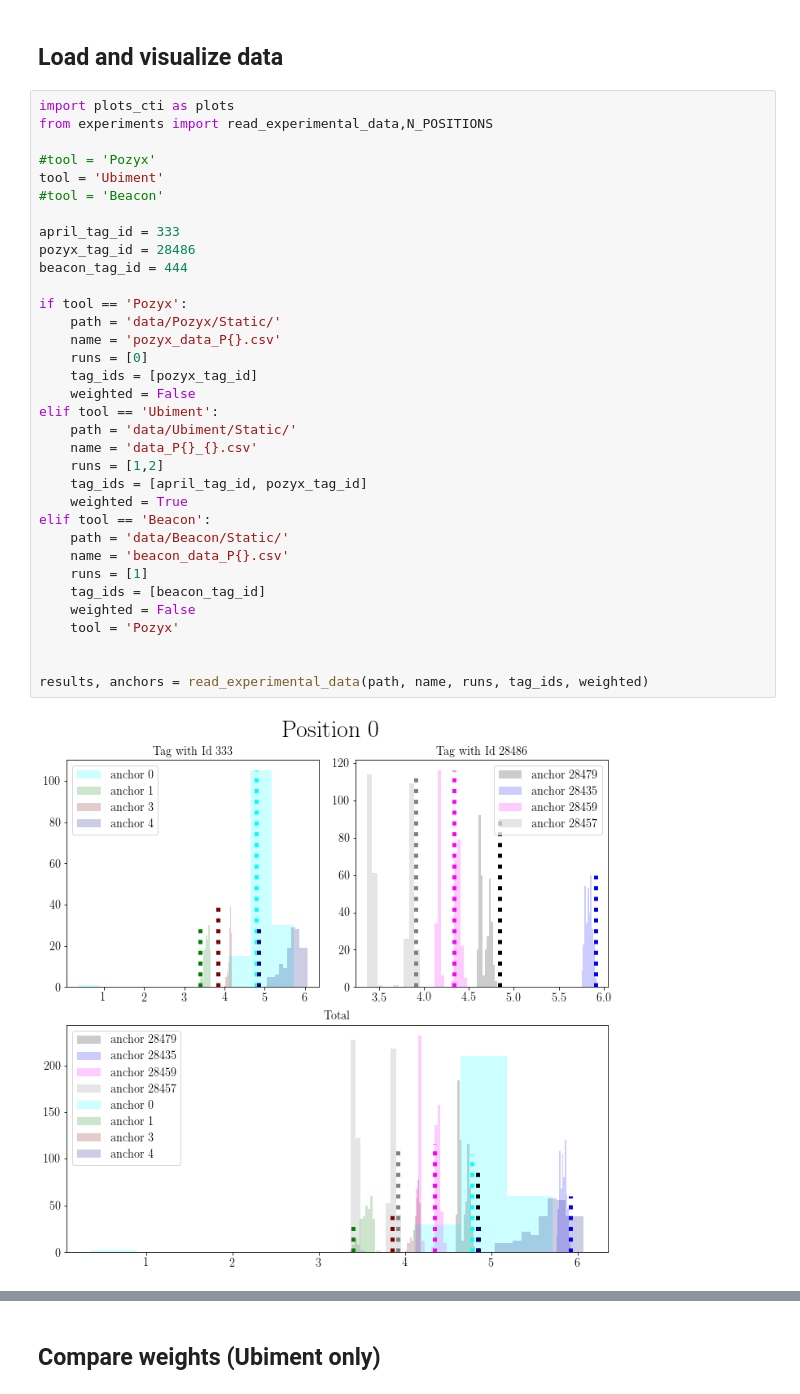
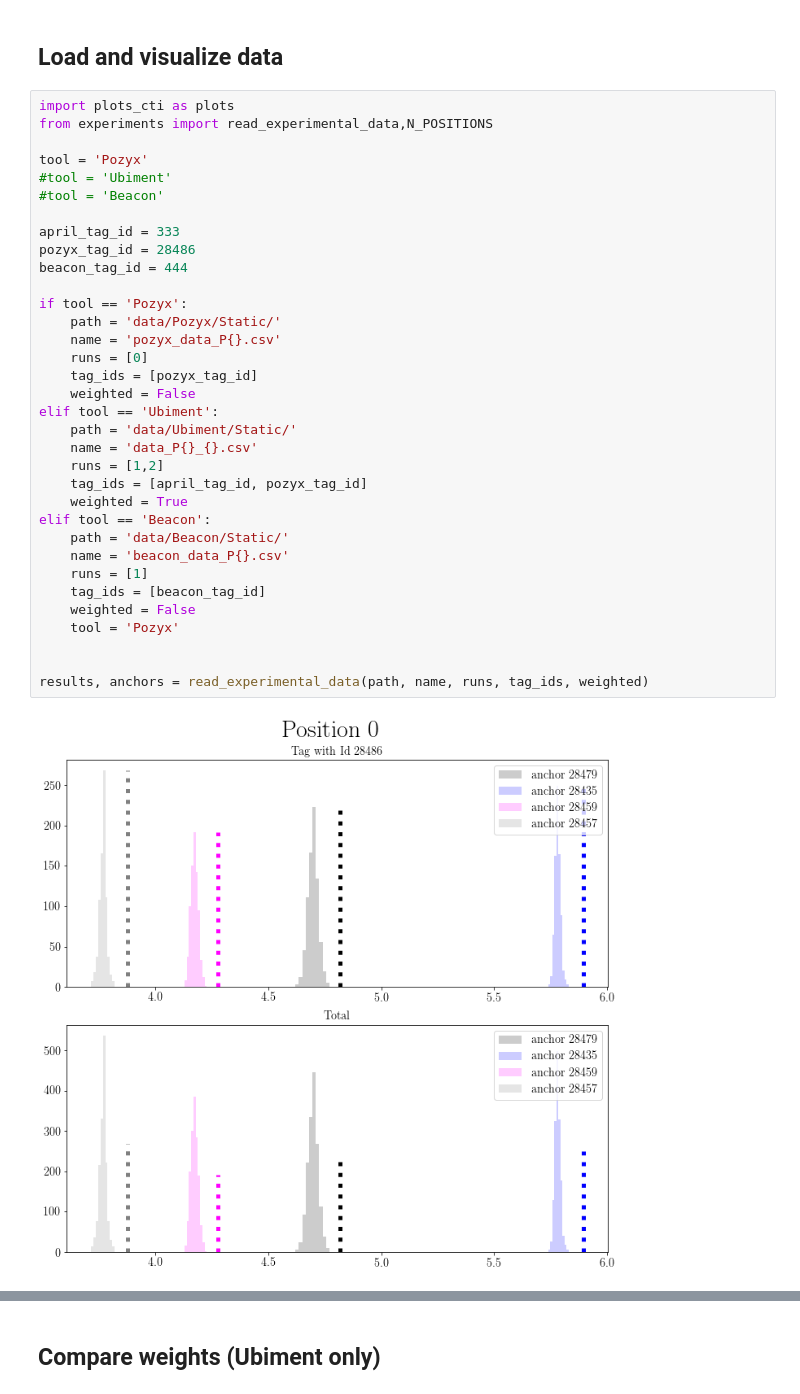
Before and after one commit to LCAV/pylocus, a Jupyter notebook: EvaluateData.ipynb, the cells around one changed output, grey strips where cells are left out. Cells and saved outputs as stored; diff of their text form.

```diff
--- a/EvaluateData.ipynb
+++ b/EvaluateData.ipynb
@@ -13,35 +13,35 @@ plt.style.use('latex.mplstyle')
 import plots_cti as plots
 from experiments import read_experimental_data,N_POSITIONS
 
-#tool = 'Pozyx'
-tool = 'Ubiment'
+tool = 'Pozyx'
+#tool = 'Ubiment'
 #tool = 'Beacon'
 
 april_tag_id = 333
 pozyx_tag_id = 28486
 beacon_tag_id = 444
 
 if tool == 'Pozyx':
     path = 'data/Pozyx/Static/'
     name = 'pozyx_data_P{}.csv'
     runs = [0]
     tag_ids = [pozyx_tag_id]
     weighted = False
 elif tool == 'Ubiment':
     path = 'data/Ubiment/Static/'
     name = 'data_P{}_{}.csv'
     runs = [1,2]
     tag_ids = [april_tag_id, pozyx_tag_id]
     weighted = True
 elif tool == 'Beacon':
     path = 'data/Beacon/Static/'
     name = 'beacon_data_P{}.csv'
     runs = [1]
     tag_ids = [beacon_tag_id]
     weighted = False
     tool = 'Pozyx'
 
 
 results, anchors = read_experimental_data(path, name, runs, tag_ids, weighted)
 # %% [output]
-[figure, old version]
+[figure, new version]
```
Also changed, not shown: parts of 4 cells of this notebook, 2 other files.
